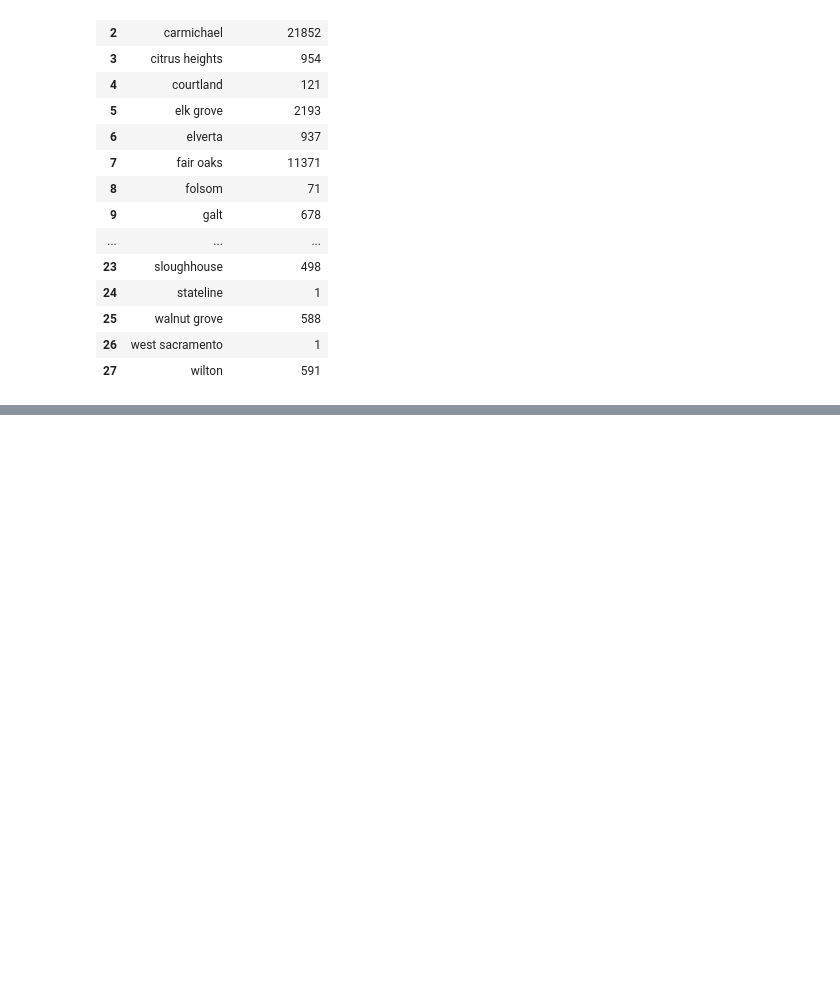
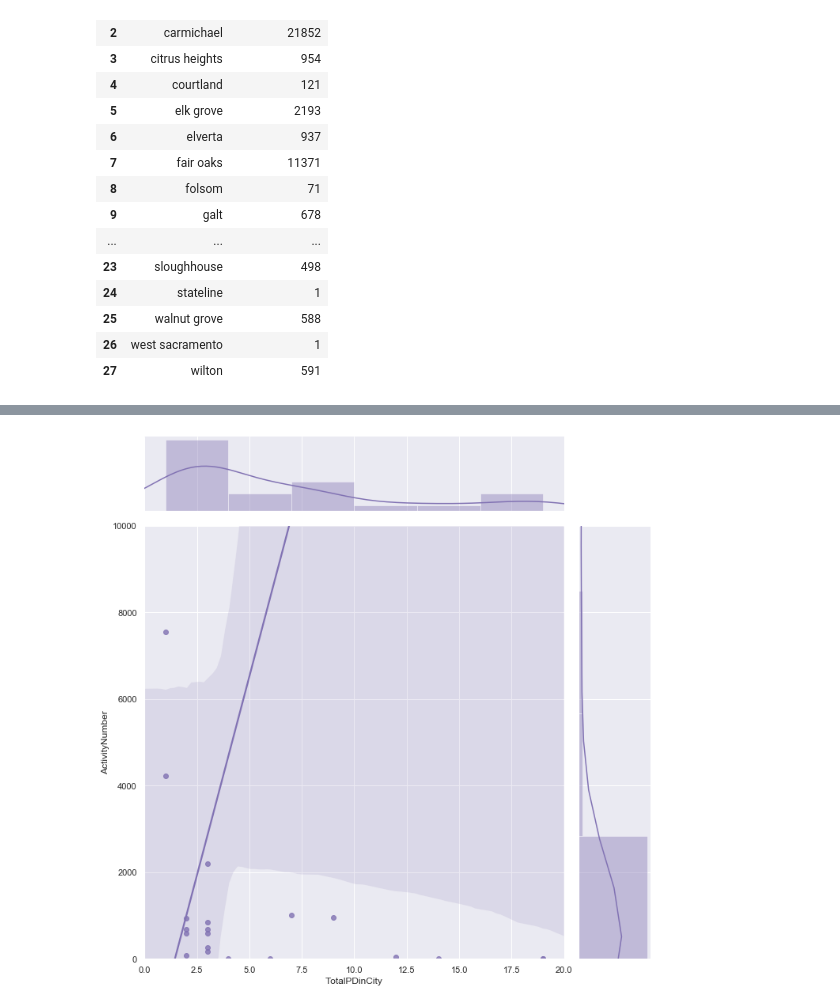
Before and after one commit to N3tadm1n/Team_Housing_prediction, a Jupyter notebook: CityCrimeActivity.ipynb, the cells around one changed output, grey strips where cells are left out. Cells and saved outputs as stored; diff of their text form; code cells hidden in the pictures; blank space fills up the shorter version.

```diff
--- a/CityCrimeActivity.ipynb
+++ b/CityCrimeActivity.ipynb
@@ -324,0 +367,16 @@ TraitError: Element of the 'layers' trait of a Map instance must be a Widget, bu
+# %%
+#########################
+# This part is optional #
+# pip install seaborn
+# before running below
+# first fig shows the linear regression model on (x=TotalPoliceDept,y=CrimeActivites)
+import seaborn as sns
+sns.set(style="darkgrid")
+police_df
+jointPlot = sns.jointplot(x="TotalPDinCity", y="ActivityNumber", data=police_df,
+              kind="reg", truncate=False, xlim=(0, 20),
+              ylim=(0, 10000), color="m", height=10)
+fig2 = jointPlot.fig
+fig2.savefig('regression.png')
+# %% [output]
+[figure, added]
```
Also changed, not shown: parts of 9 cells of this notebook.
